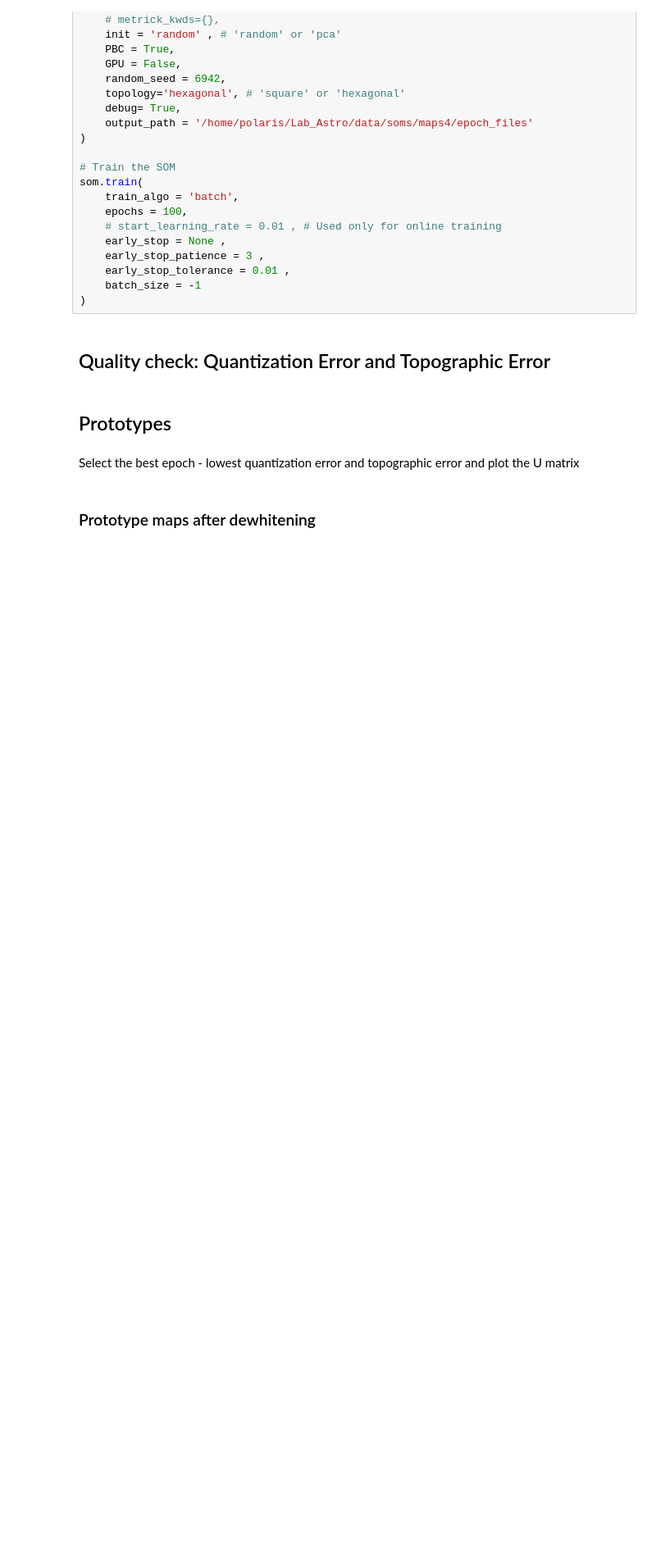
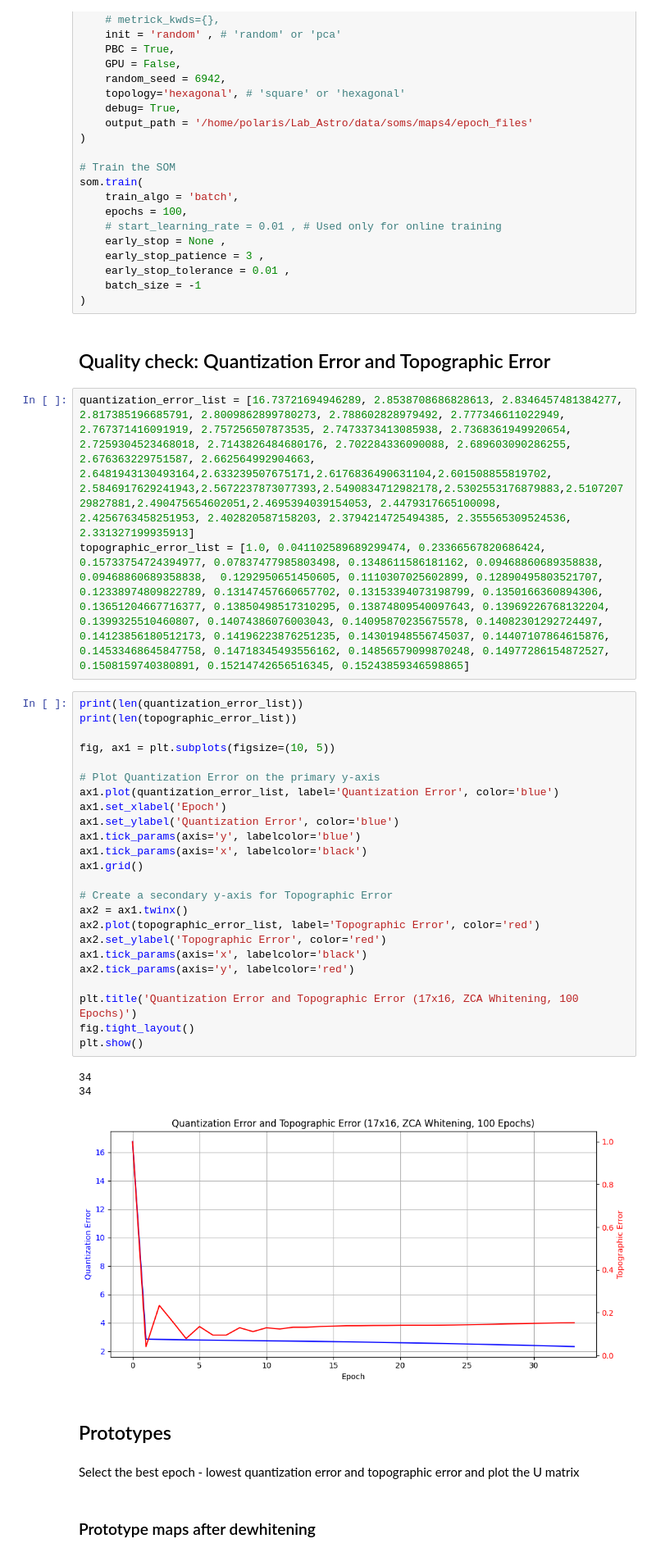
Before and after one commit to theWebTardigrade/fundamental-properties-of-EMU-radio-sources, a Jupyter notebook: code/5.5_DES_SOMs.ipynb, the cells around one changed output. Shown: that part at 82% size. Saved outputs shown, nothing was run; the diff lists cells and outputs as text; blank space fills up the shorter version.

```diff
--- a/code/5.5_DES_SOMs.ipynb
+++ b/code/5.5_DES_SOMs.ipynb
@@ -369,6 +369,37 @@ som.train(
 )
 # %% [markdown]
 ## Quality check: Quantization Error and Topographic Error
+# %%
+quantization_error_list = [16.73721694946289, 2.8538708686828613, 2.8346457481384277, 2.817385196685791, 2.8009862899780273, 2.788602828979492, 2.777346611022949, 2.767371416091919, 2.757256507873535, 2.7473373413085938, 2.7368361949920654, 2.7259304523468018, 2.7143826484680176, 2.702284336090088, 2.689603090286255, 2.676363229751587, 2.662564992904663, 2.6481943130493164,2.633239507675171,2.6176836490631104,2.601508855819702, 2.5846917629241943,2.5672237873077393,2.5490834712982178,2.5302553176879883,2.510720729827881,2.490475654602051,2.4695394039154053, 2.4479317665100098, 2.4256763458251953, 2.402820587158203, 2.3794214725494385, 2.355565309524536, 2.331327199935913]
+topographic_error_list = [1.0, 0.041102589689299474, 0.23366567820686424, 0.15733754724394977, 0.07837477985803498, 0.1348611586181162, 0.09468860689358838, 0.09468860689358838,  0.1292950651450605, 0.1110307025602899, 0.12890495803521707, 0.12338974809822789, 0.13147457660657702, 0.13153394073198799, 0.1350166360894306, 0.13651204667716377, 0.13850498517310295, 0.13874809540097643, 0.13969226768132204, 0.1399325510460807, 0.14074386076003043, 0.14095870235675578, 0.14082301292724497, 0.14123856180512173, 0.14196223876251235, 0.14301948556745037, 0.14407107864615876, 0.14533468645847758, 0.14718345493556162, 0.14856579099870248, 0.14977286154872527, 0.1508159740380891, 0.15214742656516345, 0.15243859346598865]
+# %%
+print(len(quantization_error_list))
+print(len(topographic_error_list))
+
+fig, ax1 = plt.subplots(figsize=(10, 5))
+
+# Plot Quantization Error on the primary y-axis
+ax1.plot(quantization_error_list, label='Quantization Error', color='blue')
+ax1.set_xlabel('Epoch')
+ax1.set_ylabel('Quantization Error', color='blue')
+ax1.tick_params(axis='y', labelcolor='blue')
+ax1.tick_params(axis='x', labelcolor='black')
+ax1.grid()
+
+# Create a secondary y-axis for Topographic Error
+ax2 = ax1.twinx()
+ax2.plot(topographic_error_list, label='Topographic Error', color='red')
+ax2.set_ylabel('Topographic Error', color='red')
+ax1.tick_params(axis='x', labelcolor='black')
+ax2.tick_params(axis='y', labelcolor='red')
+
+plt.title('Quantization Error and Topographic Error (17x16, ZCA Whitening, 100 Epochs)')
+fig.tight_layout()
+plt.show()
+# %% [output]
+34
+34
+[figure, added]
 # %% [markdown]
 ## Prototypes
 # %% [markdown]
```
Also changed, not shown: 2 other files.
